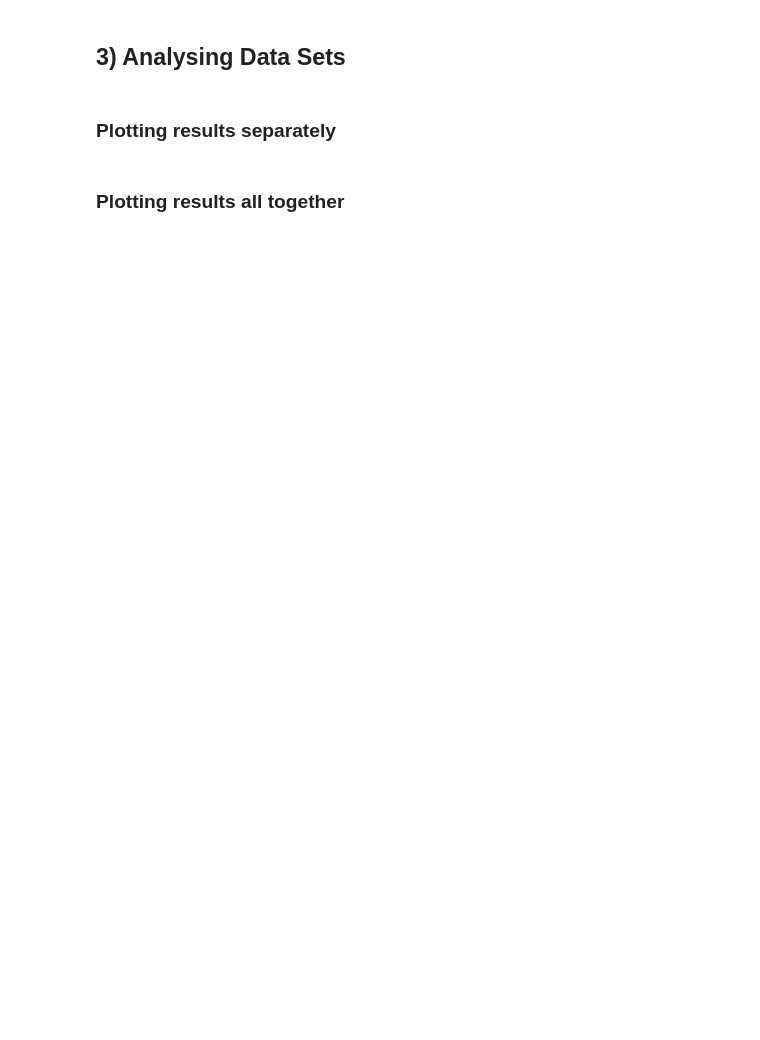
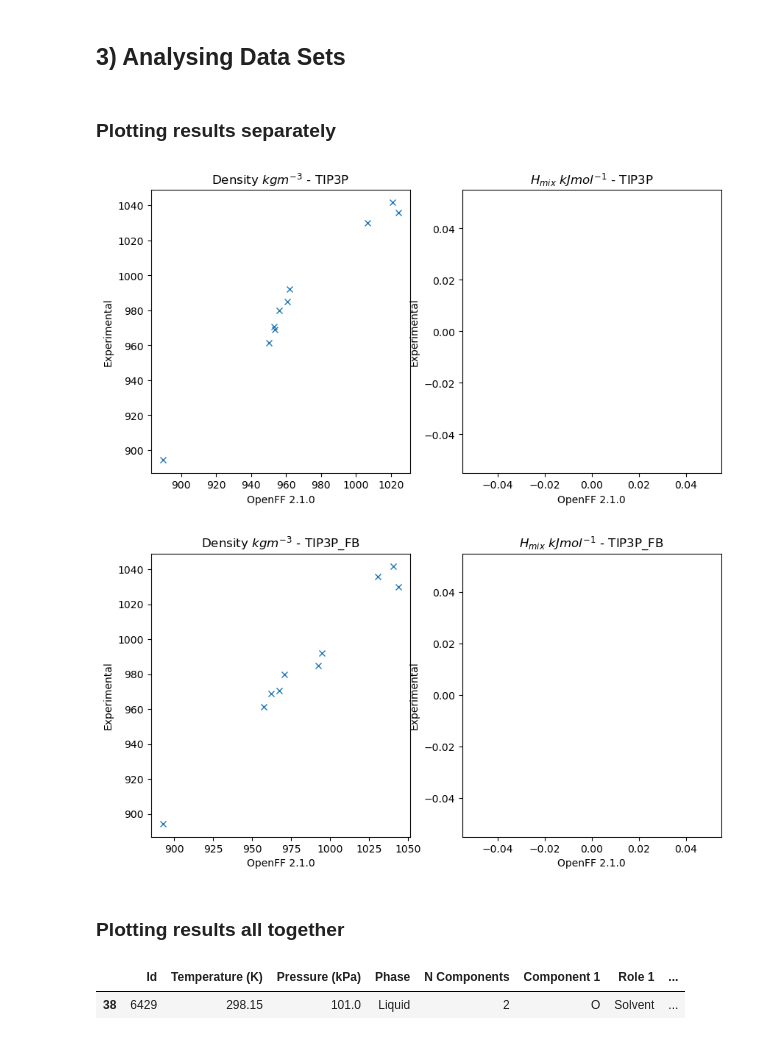
Before and after one commit to barmoral/evaluator-blanca, a Jupyter notebook: evaluator_water_calcs/hmix_dens_watermodels/analysis_funcgroups.ipynb, the cells around one changed output. Drawn from its saved outputs; the diff is of its cells as text; code cells hidden in the pictures; blank space fills up the shorter version.

Commit message:
analysis with functional groups now works!

```diff
--- a/evaluator_water_calcs/hmix_dens_watermodels/analysis_funcgroups.ipynb
+++ b/evaluator_water_calcs/hmix_dens_watermodels/analysis_funcgroups.ipynb
@@ -244,14 +163,0 @@ print(len(other))
-# %%
-alcohol_smiles=[]
-
-for x in alcohols:
-    comp0=subs[x].components[0].smiles
-    comp1=subs[x].components[1].smiles
-    if comp0 != 'O':
-        alcohol_smiles.append(comp0)
-    if comp1 != 'O':
-        alcohol_smiles.append(comp1)
-
-
-print(alcohol_smiles)
-print(len(alcohol_smiles))
@@ -301,7 +251,7 @@ def analysis_waters():
 
     for w in water_models:
 
-        experimental_data_set_path = 'filtered_dataset_hmix_dens.json'
+        experimental_data_set_path = 'filtered_dataset_other.json'
         estimated_data_set_path = '%s/estimated_dataset_hmix_dens.json' %w
 
         experimental_data_set = PhysicalPropertyDataSet.from_json(experimental_data_set_path)
@@ -363,2 +311,7 @@ def analysis_waters():
+# %%
+analysis_waters()
+# %% [output]
+[figure, added]
+[figure, added]
 # %% [markdown]
 ### Plotting results all together
@@ -365 +322,6 @@ def analysis_waters():
+# %%
+pandas_df.loc[pandas_df['Id'] == '6429']
+# %% [output]
+|  | Id | Temperature (K) | Pressure (kPa) | Phase | N Components | Component 1 | Role 1 | ... |
+| 38 | 6429 | 298.15 | 101.0 | Liquid | 2 | O | Solvent | ... |
 # %%
```
Also changed, not shown: parts of 30 cells of this notebook, 10 other files.
